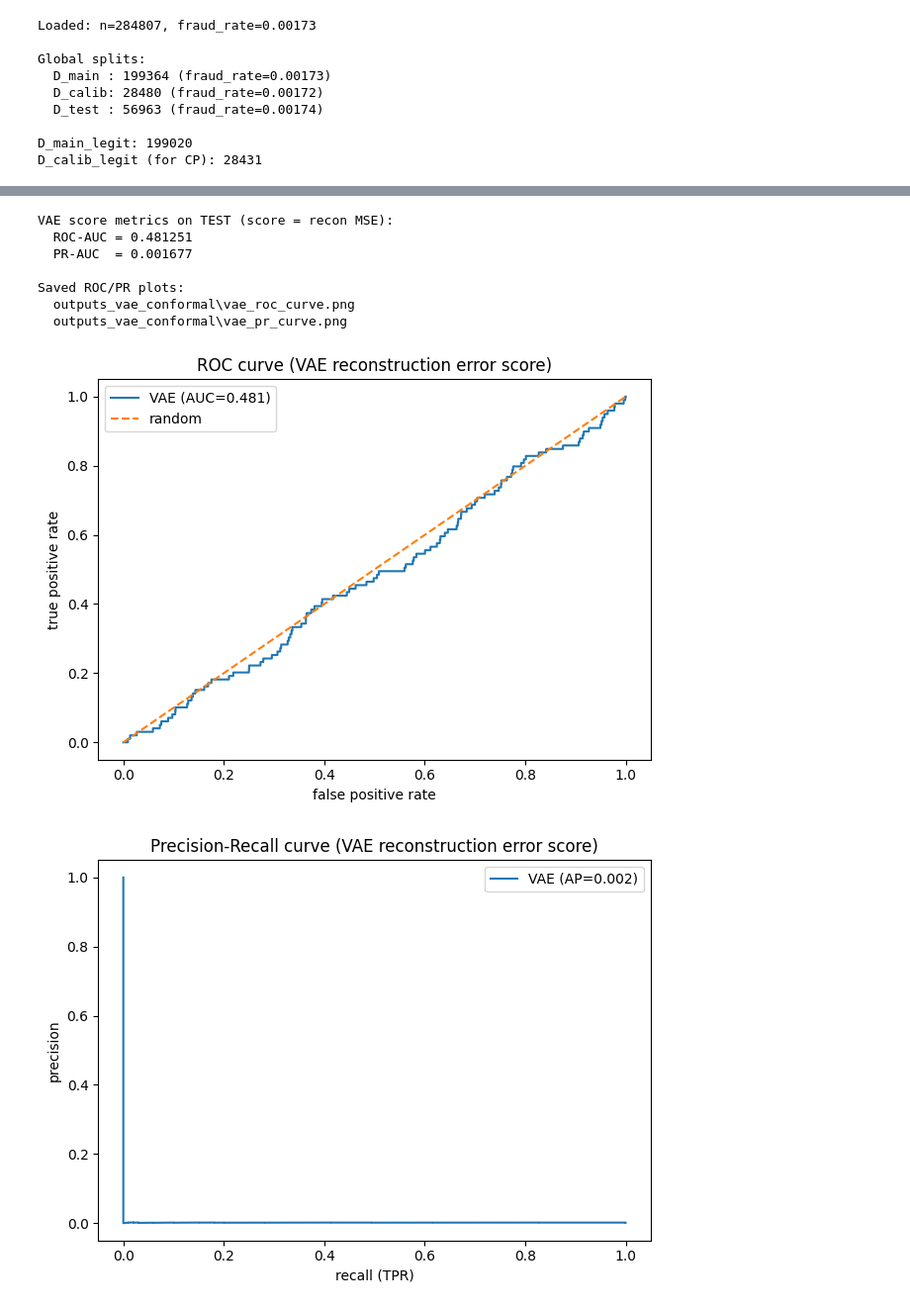
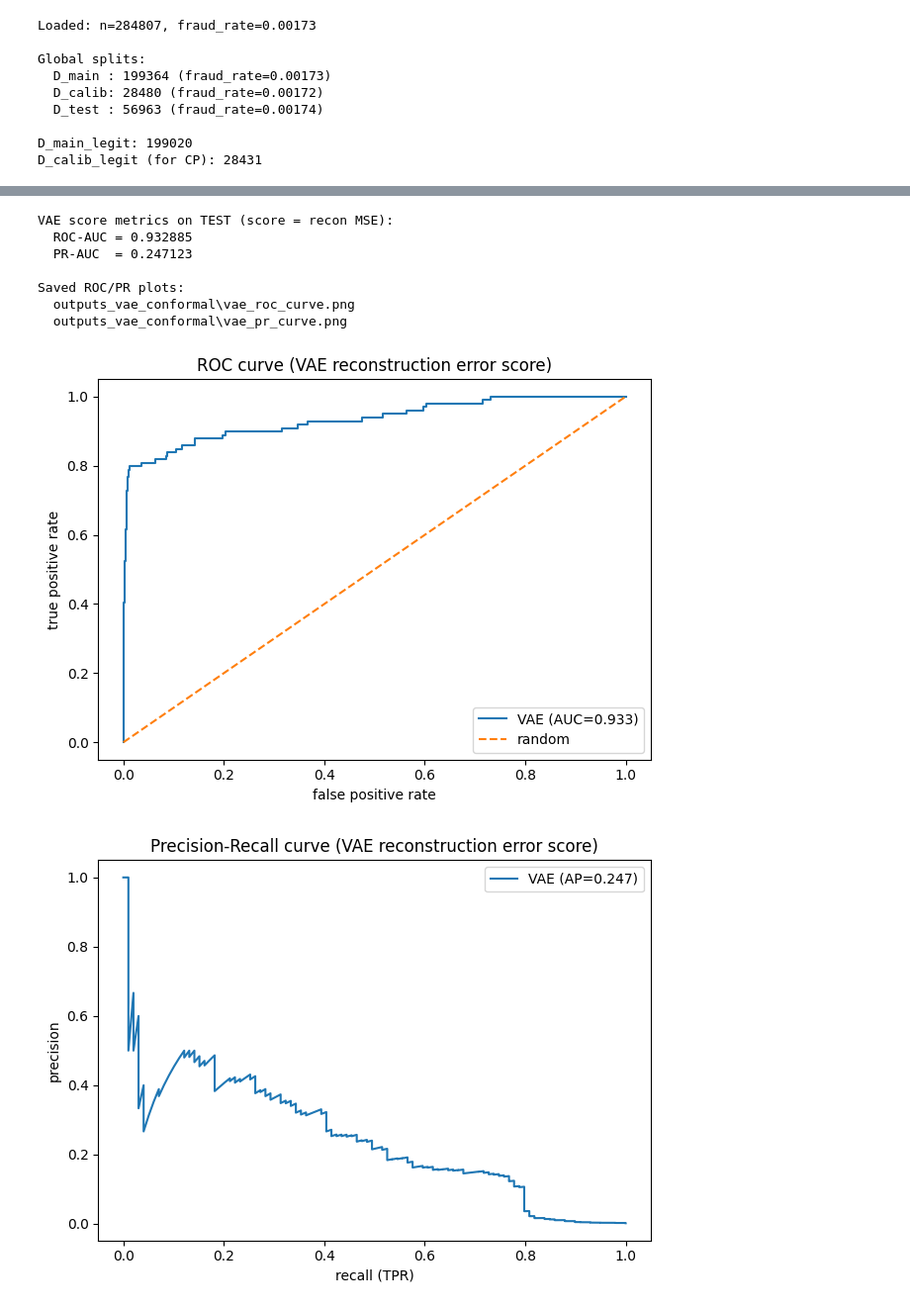
Before and after one commit to Artur-Gar/Fraud-Detection-VAE, a Jupyter notebook: VAE.ipynb, the cells around one changed output, grey strips where cells are left out. Shown at 99% size. Saved outputs shown, nothing was run; the diff lists cells and outputs as text; code cells hidden in the pictures.

```diff
--- a/VAE.ipynb
+++ b/VAE.ipynb
@@ -154,27 +152,40 @@ val_loader = data_loader(X_val_vae_s, BATCH_SIZE)
 # 2) VAE definition + training utilities
 # ----------------------------
 class VAE(nn.Module):
-    def __init__(self, input_dim: int, latent_dim: int):
+    def __init__(self, input_dim: int, latent_dim: int, dropout_p: float = 0.2):
         super().__init__()
         self.input_dim = input_dim
         self.latent_dim = latent_dim
 
+        # Vinay et al. style (for ~29 dims): input -> 20 -> 15 -> latent (symmetric decoder)
+        h1, h2 = 32, 16
+
         # encoder
-        self.enc_fc1 = nn.Linear(input_dim, 64)
-        self.enc_bn1 = nn.BatchNorm1d(64)
-        self.enc_fc2 = nn.Linear(64, 32)
-        self.enc_bn2 = nn.BatchNorm1d(32)
-        self.fc_mu = nn.Linear(32, latent_dim)
-        self.fc_logvar = nn.Linear(32, latent_dim)
+        self.enc_fc1 = nn.Linear(input_dim, h1)
+        self.enc_bn1 = nn.BatchNorm1d(h1)
+        self.enc_do1 = nn.Dropout(p=dropout_p)
+
+        self.enc_fc2 = nn.Linear(h1, h2)
+        self.enc_bn2 = nn.BatchNorm1d(h2)
+        self.enc_do2 = nn.Dropout(p=dropout_p)
+
+        self.fc_mu = nn.Linear(h2, latent_dim)
+        self.fc_logvar = nn.Linear(h2, latent_dim)
 
         # decoder
-        self.dec_fc1 = nn.Linear(latent_dim, 32)
-        self.dec_fc2 = nn.Linear(32, 64)
-        self.dec_fc3 = nn.Linear(64, input_dim)
+        self.dec_fc1 = nn.Linear(latent_dim, h2)
+        self.dec_bn1 = nn.BatchNorm1d(h2)
+
+        self.dec_fc2 = nn.Linear(h2, h1)
+        self.dec_bn2 = nn.BatchNorm1d(h1)
+
+        self.dec_fc3 = nn.Linear(h1, input_dim)
 
     def encode(self, x):
         h = F.relu(self.enc_bn1(self.enc_fc1(x)))
+        h = self.enc_do1(h)
         h = F.relu(self.enc_bn2(self.enc_fc2(h)))
+        h = self.enc_do2(h)
         return self.fc_mu(h), self.fc_logvar(h)
 
     def reparameterize(self, mu, logvar):
@@ -183,8 +194,8 @@ class VAE(nn.Module):
         return mu + eps * std
 
     def decode(self, z):
-        h = F.relu(self.dec_fc1(z))
-        h = F.relu(self.dec_fc2(h))
+        h = F.relu(self.dec_bn1(self.dec_fc1(z)))
+        h = F.relu(self.dec_bn2(self.dec_fc2(h)))
         return self.dec_fc3(h)  # linear for standardized continuous features
 
     def forward(self, x, deterministic: bool = False):
@@ -193,11 +204,13 @@ class VAE(nn.Module):
         recon = self.decode(z)
         return recon, mu, logvar
 
+
 def vae_loss(recon, x, mu, logvar, beta=1.0):
     recon_loss = ((recon - x) ** 2).mean(dim=1).mean()  # per-sample mse -> mean
     kl = -0.5 * torch.mean(1 + logvar - mu.pow(2) - logvar.exp())
     total = recon_loss + beta * kl
     return total, recon_loss, kl
+
 
 def eval_epoch(model, loader, beta=1.0):
     with torch.no_grad():
@@ -214,7 +227,7 @@ def eval_epoch(model, loader, beta=1.0):
             n += bs
     return tot / n, rec / n, klv / n
 # %%
-def train_vae(model, train_loader, val_loader, beta, epochs, lr, weight_decay, patience):
+def train_vae(model, train_loader, val_loader, epochs, lr, weight_decay, patience, beta=1.0):
     optim = torch.optim.Adam(model.parameters(), lr=lr, weight_decay=weight_decay)
 
     history = {
@@ -409,11 +422,11 @@ def vae_scores_mse(model, X_np, batch_size=SCORE_BATCH_SIZE):
     with torch.no_grad():
         """Return per-sample reconstruction MSE scores."""
         model.eval()
-        X_loaded = data_loader(X_np, batch_size=batch_size)
+        X_loaded = data_loader(X_np, batch_size=batch_size, shuffle=False)
         scores = []
         for x in X_loaded:
             x = x.to(device)
-            recon, _, _ = model(x)
+            recon, _, _ = model(x, deterministic=True)
             s = ((x - recon) ** 2).mean(dim=1)  # per-sample MSE
             scores.append(s.detach().cpu().numpy())
     return np.concatenate(scores, axis=0)
@@ -438,34 +451,34 @@ plt.xlabel("false positive rate")
 plt.ylabel("true positive rate")
 plt.title("ROC curve (VAE reconstruction error score)")
 plt.legend()
 plt.tight_layout()
 roc_path = os.path.join(OUT_DIR, "vae_roc_curve.png")
 #plt.savefig(roc_path, dpi=200)
 #plt.close()
 
 # PR curve
 precision, recall, _ = precision_recall_curve(y_test, scores_test)
 plt.figure()
 plt.plot(recall, precision, label=f"VAE (AP={pr_auc:.3f})")
 plt.xlabel("recall (TPR)")
 plt.ylabel("precision")
 plt.title("Precision-Recall curve (VAE reconstruction error score)")
 plt.legend()
 plt.tight_layout()
 pr_path = os.path.join(OUT_DIR, "vae_pr_curve.png")
 #plt.savefig(pr_path, dpi=200)
 #plt.close()
 
 print("\nSaved ROC/PR plots:")
 print(f"  {roc_path}")
 print(f"  {pr_path}")
 # %% [output]
 VAE score metrics on TEST (score = recon MSE):
-  ROC-AUC = 0.481251
-  PR-AUC  = 0.001677
+  ROC-AUC = 0.932885
+  PR-AUC  = 0.247123
 
 Saved ROC/PR plots:
   outputs_vae_conformal\vae_roc_curve.png
   outputs_vae_conformal\vae_pr_curve.png
-[figure, old version]
+[figure, new version]
-[figure, old version]
+[figure, new version]
```
Also changed, not shown: parts of 9 cells of this notebook, 1 other file.
